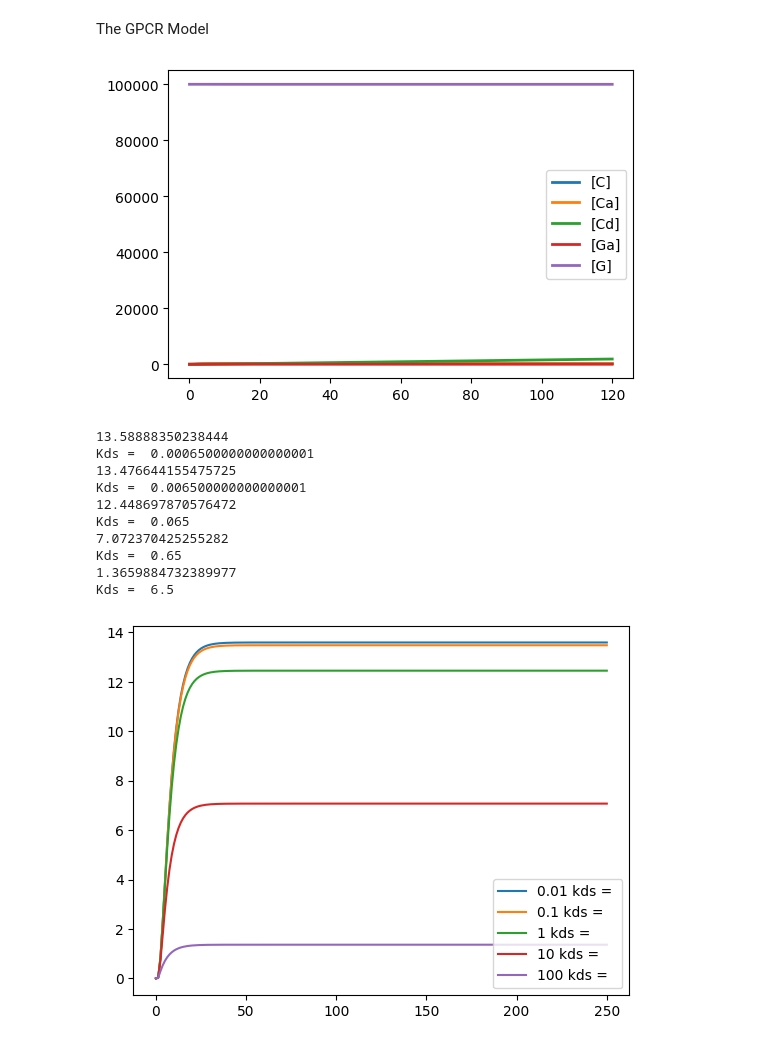
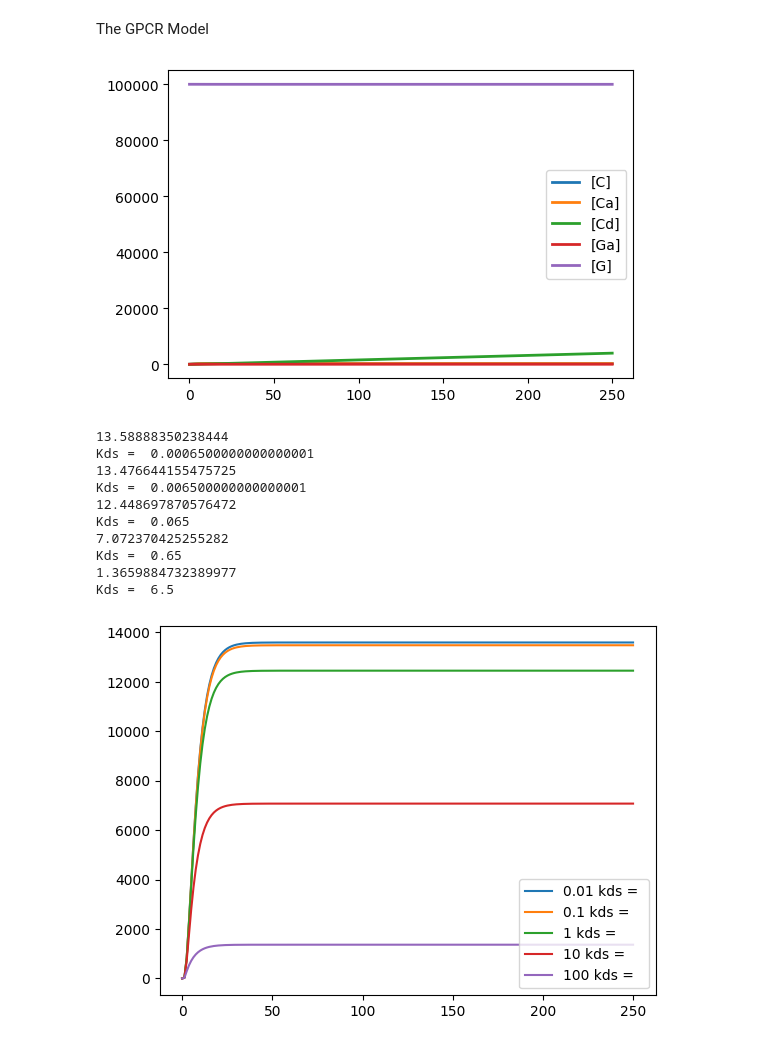
Before and after one commit to Ara101/Recapitulating-Shankaran2007-GPCR-model, a Jupyter notebook: GPCR_model/Shankaran_model.ipynb, the cells around one changed output. Saved outputs shown, nothing was run; the diff lists cells and outputs as text; code cells hidden in the pictures.

```diff
--- a/GPCR_model/Shankaran_model.ipynb
+++ b/GPCR_model/Shankaran_model.ipynb
@@ -111,34 +111,34 @@ Nav = 6.022*10^23
 V = 4*10^-10
 RT = (5.5*10^4)
 GT = (1*10^5)
 
 at (time > 1): $L = 0.01*Kd
 """)
 shankaran_model_GPCR.resetToOrigin()
-GPCR_model = shankaran_model_GPCR.simulate(0,120,100)
+GPCR_model = shankaran_model_GPCR.simulate(0,250,100)
 shankaran_model_GPCR.plot()
 
 shankaran_model_GPCR.resetAll()
 for i in [10**-2, 10**-1, 10**0, 10**1, 10**2]:
     shankaran_model_GPCR.resetToOrigin()
     shankaran_model_GPCR.kds = 0.065*i
     result = shankaran_model_GPCR.simulate(0, 250, 200,['time','Ga'])
     print(max(result[:,1]))
     print("Kds = ", shankaran_model_GPCR.kds)
-    plt.plot(result[:,0],result[:,1]*1, label = '%s kds = ' %i)
+    plt.plot(result[:,0],result[:,1]*1000, label = '%s kds = ' %i)
 
 plt.legend()
 plt.show()
 # %% [output]
-[figure, old version]
+[figure, new version]
 13.58888350238444
 Kds =  0.0006500000000000001
 13.476644155475725
 Kds =  0.006500000000000001
 12.448697870576472
 Kds =  0.065
 7.072370425255282
 Kds =  0.65
 1.3659884732389977
 Kds =  6.5
-[figure, old version]
+[figure, new version]
```
